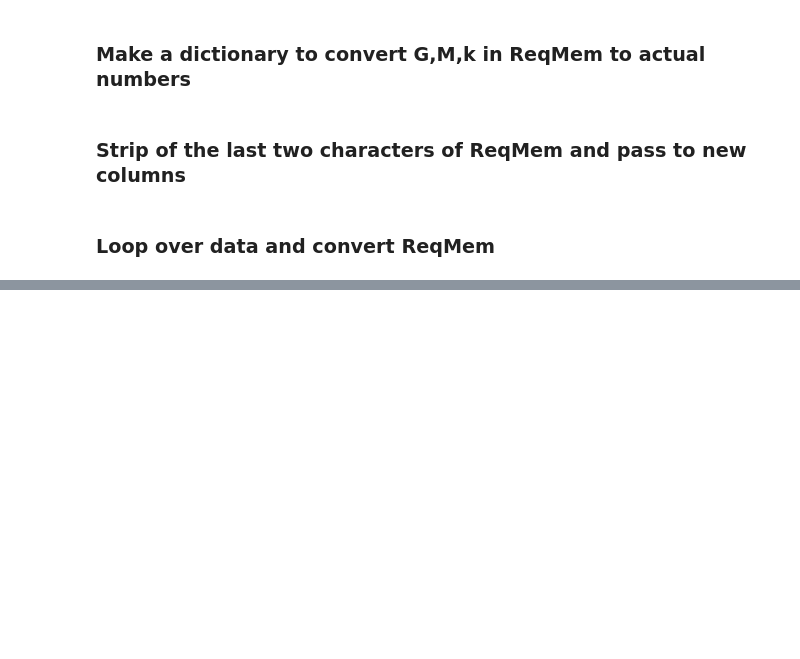
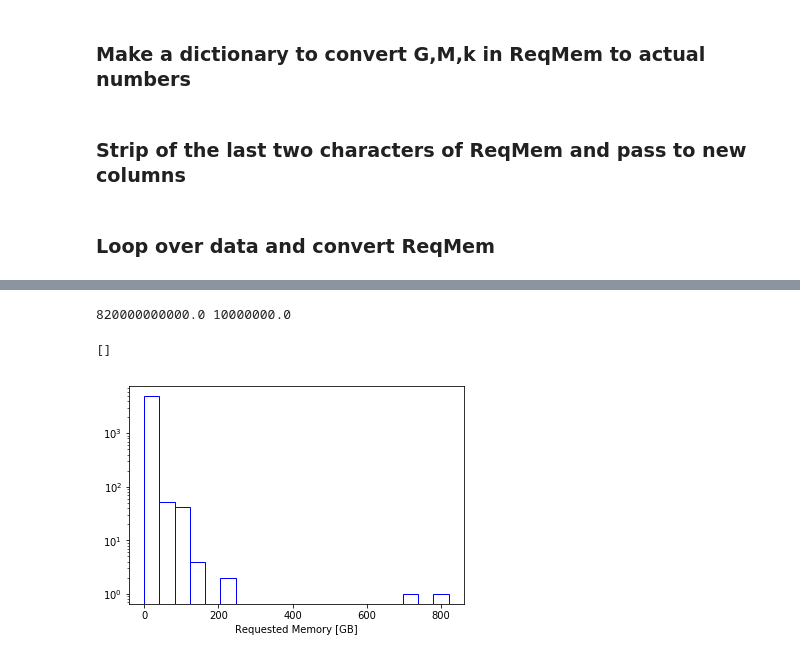
Before and after one commit to Cjcarlevato/data-question-2-dream-crushers, a Jupyter notebook: ACCREdata.ipynb, the cells around one changed output, grey strips where cells are left out. Cells and saved outputs as stored; diff of their text form; code cells hidden in the pictures; blank space fills up the shorter version.

```diff
--- a/ACCREdata.ipynb
+++ b/ACCREdata.ipynb
@@ -120,3 +190,12 @@ Name: ReqMem, Length: 5000, dtype: int64
+# %%
+print(accre_data.ReqMemInBytes.max(),accre_data.ReqMemInBytes.min())
+plt.hist(accre_data.ReqMemInBytes.dropna()/(10.**9),bins=20,histtype='bar',fill=False,edgecolor='blue')
+plt.xlabel('Requested Memory [GB]')
+plt.semilogy()
+# %% [output]
+820000000000.0 10000000.0
+[]
+[figure, added]
 # %%
 #print(accre_data.WaitTime)
 #accre_data.WaitTime = pd.to_numeric(accre_data.WaitTime)
```
Also changed, not shown: parts of 34 cells of this notebook.
